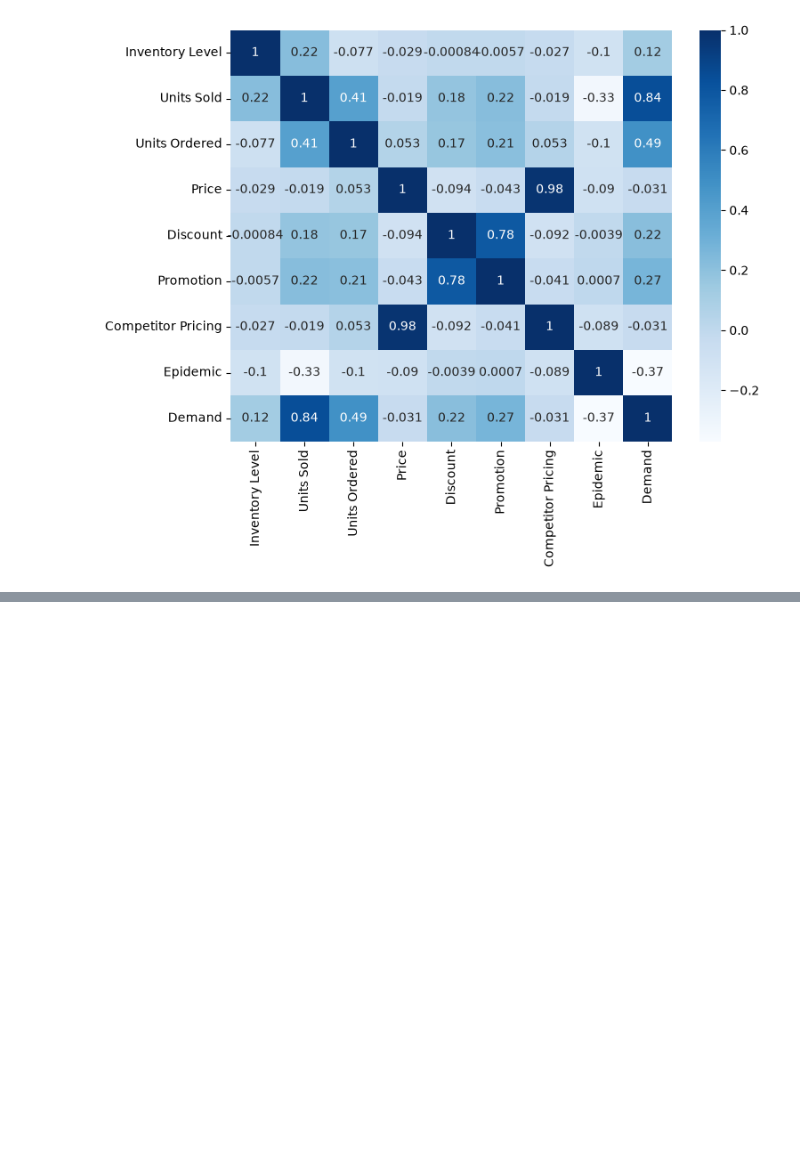
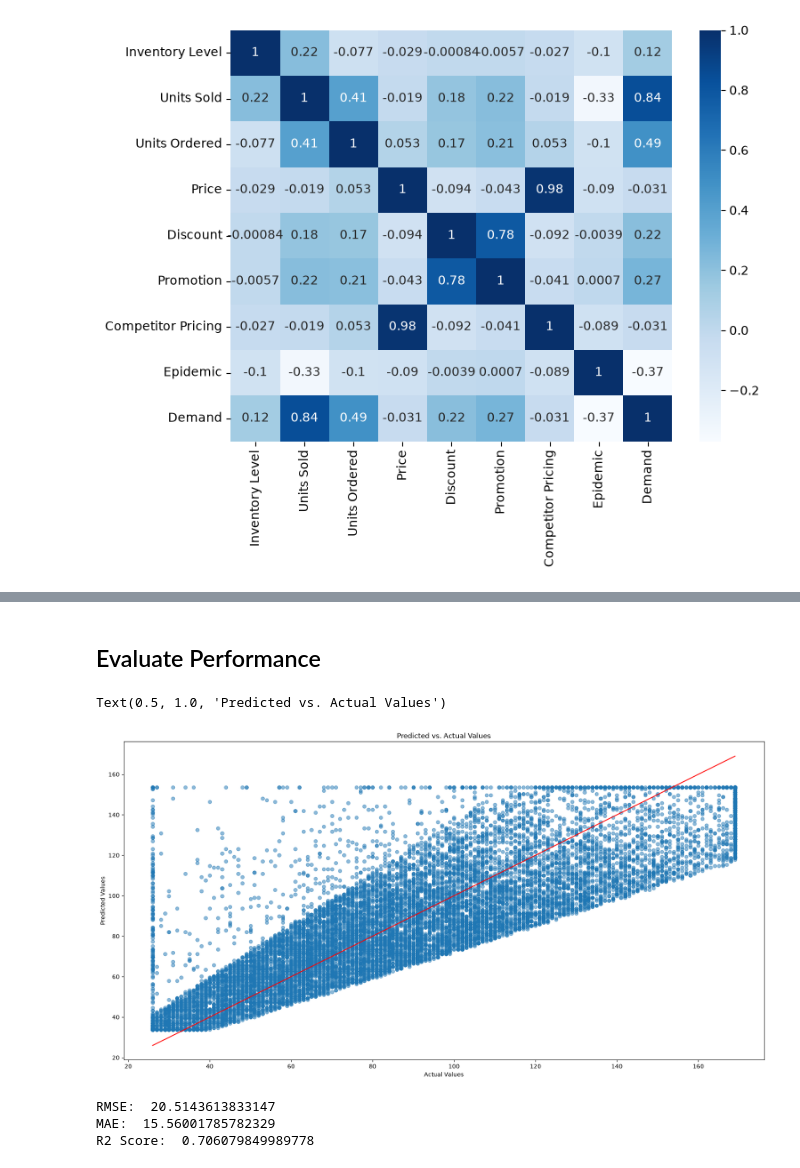
Before and after one commit to phoenixjensen/Capstone-Final-Project-PJ, a Jupyter notebook: notebooks/01_data_exploration.ipynb, the cells around one changed output, grey strips where cells are left out. Cells and saved outputs as stored; diff of their text form; code cells hidden in the pictures; blank space fills up the shorter version.

Commit message:
MVP complete: baseline model with preliminary results

```diff
--- a/notebooks/01_data_exploration.ipynb
+++ b/notebooks/01_data_exploration.ipynb
@@ -433,0 +471,4 @@ My main concern or surprise comes from this heatmap where I can see that my targ
+# %%
+# Splitting the data into training and testing
+from sklearn.model_selection import train_test_split
+X_train, X_test, y_train, y_test = train_test_split(X, y, test_size = 0.2, shuffle=False)
@@ -433,0 +487,7 @@ My main concern or surprise comes from this heatmap where I can see that my targ
+# %%
+# Creating a Linear Regression Model
+from sklearn.linear_model import LinearRegression
+lr = LinearRegression()
+# %%
+# Training the model with the training set
+lr.fit(X_train, y_train)
@@ -433,0 +496,3 @@ My main concern or surprise comes from this heatmap where I can see that my targ
+# %%
+# Predicting on the testing set with y_prediction being the predicted values from the feature values
+y_prediction = lr.predict(X_test)
@@ -433,0 +507,27 @@ My main concern or surprise comes from this heatmap where I can see that my targ
+# %% [markdown]
+## Evaluate Performance
+# %%
+# Plotting the predicted versus the actual values
+plt.figure(figsize=(20,10))
+plt.scatter(y_test, y_prediction, alpha=0.5)
+plt.plot([y.min(), y.max()], [y.min(), y.max()], color="red")
+plt.xlabel("Actual Values")
+plt.ylabel("Predicted Values")
+plt.title("Predicted vs. Actual Values")
+# %% [output]
+Text(0.5, 1.0, 'Predicted vs. Actual Values')
+[figure, added]
+# %%
+# Evaluate performance of the model
+from sklearn.metrics import root_mean_squared_error, mean_absolute_error,r2_score
+rmse = root_mean_squared_error(y_test, y_prediction)
+mae = mean_absolute_error(y_test, y_prediction)
+r2 = r2_score(y_test, y_prediction)
+
+print("RMSE: ", rmse)
+print("MAE: ", mae)
+print("R2 Score: ", r2)
+# %% [output]
+RMSE:  20.5143613833147
+MAE:  15.56001785782329
+R2 Score:  0.706079849989778
```
Also changed, not shown: parts of 22 cells of this notebook.
